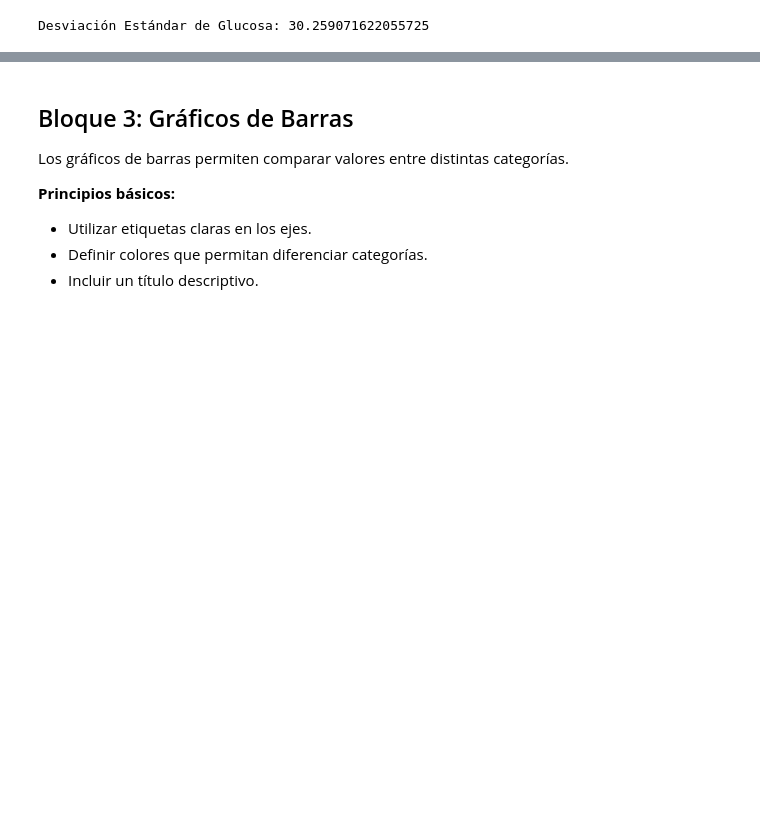
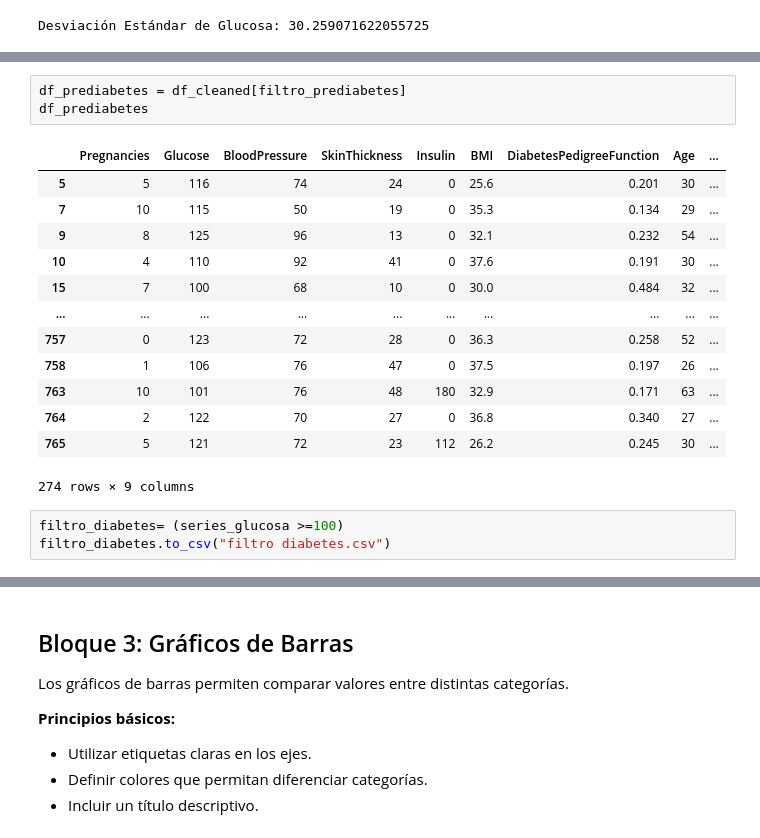
Before and after one commit to Fernando210407/SIMULACION_V2025, a Jupyter notebook: ACTIVIDAD_1.5.0/actividad_1.5_almno.ipynb, the cells around one changed output, grey strips where cells are left out. Cells and saved outputs as stored; diff of their text form; blank space fills up the shorter version.

```diff
--- a/ACTIVIDAD_1.5.0/actividad_1.5_almno.ipynb
+++ b/ACTIVIDAD_1.5.0/actividad_1.5_almno.ipynb
@@ -579,0 +644,20 @@ Desviación Estándar de Glucosa: 30.259071622055725
+# %%
+df_prediabetes = df_cleaned[filtro_prediabetes]
+df_prediabetes
+# %% [output]
+|  | Pregnancies | Glucose | BloodPressure | SkinThickness | Insulin | BMI | DiabetesPedigreeFunction | Age | ... |
+| 5 | 5 | 116 | 74 | 24 | 0 | 25.6 | 0.201 | 30 | ... |
+| 7 | 10 | 115 | 50 | 19 | 0 | 35.3 | 0.134 | 29 | ... |
+| 9 | 8 | 125 | 96 | 13 | 0 | 32.1 | 0.232 | 54 | ... |
+| 10 | 4 | 110 | 92 | 41 | 0 | 37.6 | 0.191 | 30 | ... |
+| 15 | 7 | 100 | 68 | 10 | 0 | 30.0 | 0.484 | 32 | ... |
+| ... | ... | ... | ... | ... | ... | ... | ... | ... | ... |
+| 757 | 0 | 123 | 72 | 28 | 0 | 36.3 | 0.258 | 52 | ... |
+| 758 | 1 | 106 | 76 | 47 | 0 | 37.5 | 0.197 | 26 | ... |
+| 763 | 10 | 101 | 76 | 48 | 180 | 32.9 | 0.171 | 63 | ... |
+| 764 | 2 | 122 | 70 | 27 | 0 | 36.8 | 0.340 | 27 | ... |
+| 765 | 5 | 121 | 72 | 23 | 112 | 26.2 | 0.245 | 30 | ... |
+274 rows × 9 columns
+# %%
+filtro_diabetes= (series_glucosa >=100)
+filtro_diabetes.to_csv("filtro diabetes.csv")
```
Also changed, not shown: parts of 18 cells of this notebook, 9 other files.
